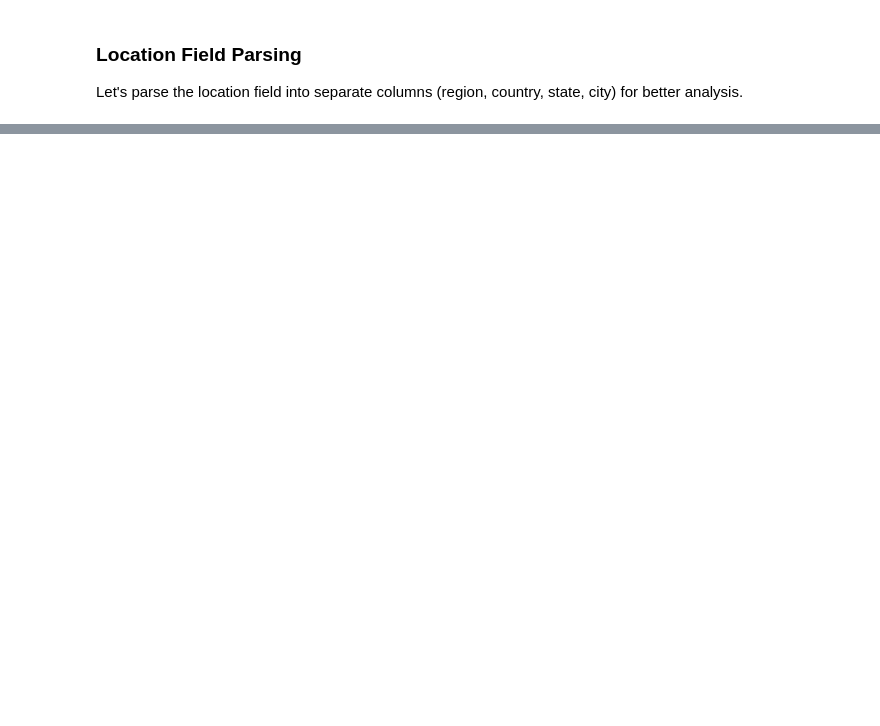
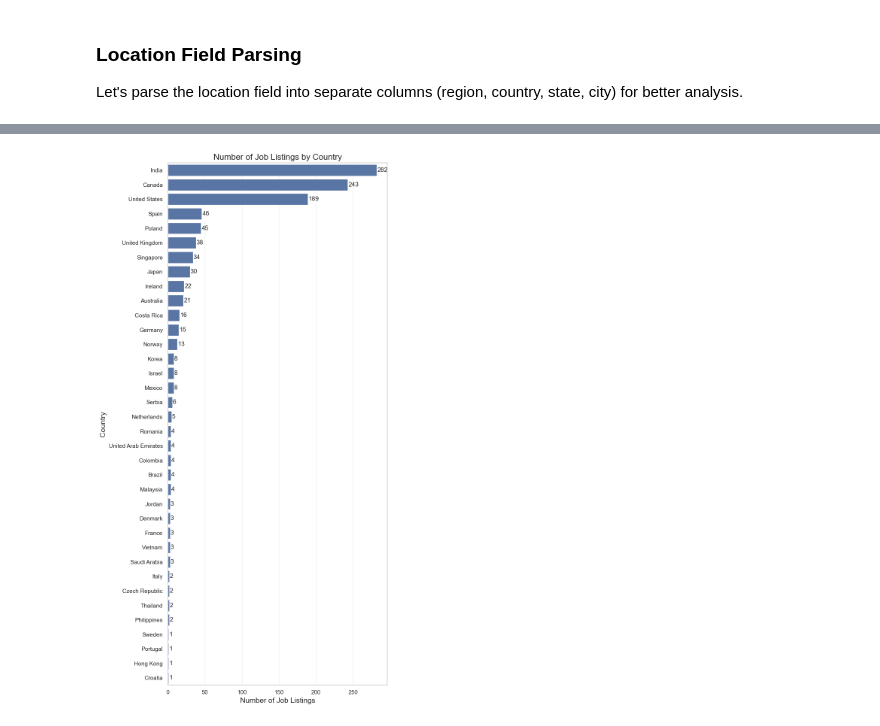
Before and after one commit to adfrisealach/workday-scraper, a Jupyter notebook: analysis/job_data_analysis.ipynb, the cells around one changed output, grey strips where cells are left out. Saved outputs shown, nothing was run; the diff lists cells and outputs as text; code cells hidden in the pictures; blank space fills up the shorter version.

```diff
--- a/analysis/job_data_analysis.ipynb
+++ b/analysis/job_data_analysis.ipynb
@@ -627,0 +458,29 @@ Max jobs collected on a single day: 423 on 2025-07-29
+# %%
+# Jobs by Country with State Segmentation
+# Extract country and state from location field
+# Location format appears to be "REGION - COUNTRY - CITY - ADDRESS"
+df['extracted_country'] = df['location'].str.split(' - ').str[1]
+
+if df['extracted_country'].notna().any():
+    # Get country counts and sort in descending order
+    country_counts = df['extracted_country'].value_counts().sort_values(ascending=False)
+
+    # Check if we can extract state information
+    df['extracted_state'] = df['location'].str.split(' - ').str[2]
+
+    # Plot country data as vertical bar chart in descending order
+    plt.figure(figsize=(8, 15))
+    ax = sns.barplot(y=country_counts.index, x=country_counts.values, orient='h')
+    plt.title('Number of Job Listings by Country', fontsize=16)
+    plt.ylabel('Country', fontsize=14)
+    plt.xlabel('Number of Job Listings', fontsize=14)
+    plt.grid(axis='x', alpha=0.3)
+
+    # Add value labels on top of the bars
+    for i, v in enumerate(country_counts.values):
+        ax.text(v + 0.5, i, str(v), va='center')
+
+    plt.tight_layout()
+    plt.show()
+# %% [output]
+[figure, added]
```
Also changed, not shown: parts of 44 cells of this notebook, 5 other files.
